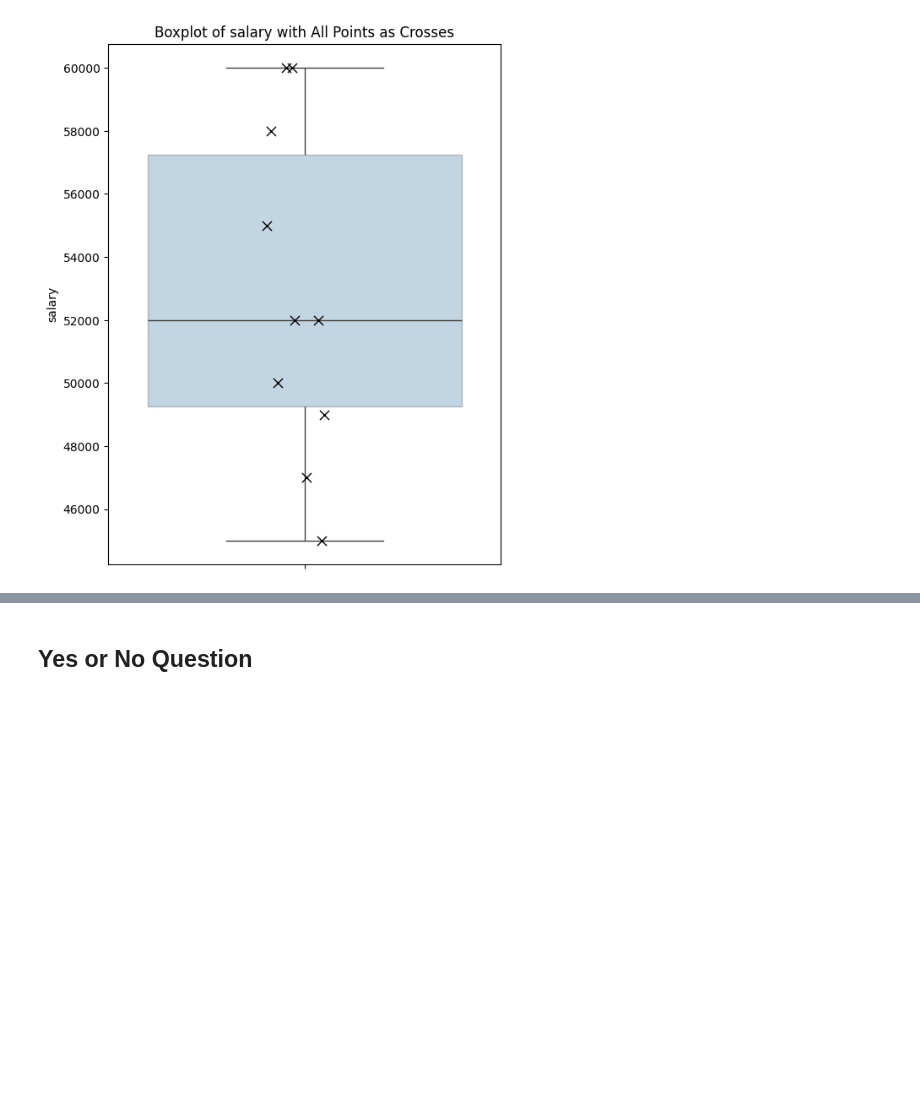
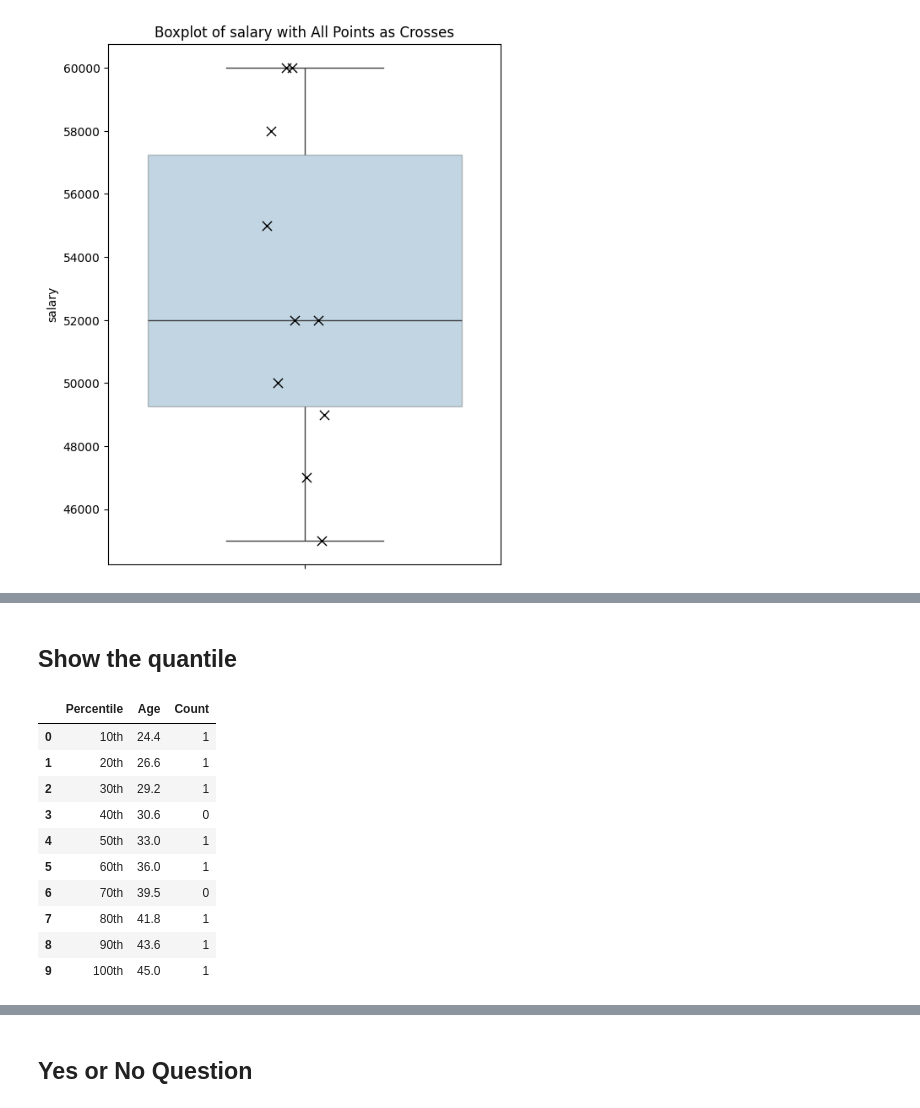
Before and after one commit to ui-fankfurt/bloomberg-academy, a Jupyter notebook: bloomberg.ipynb, the cells around one changed output, grey strips where cells are left out. Saved outputs shown, nothing was run; the diff lists cells and outputs as text; code cells hidden in the pictures; blank space fills up the shorter version.

```diff
--- a/bloomberg.ipynb
+++ b/bloomberg.ipynb
@@ -120,0 +247,59 @@ plot_age_by_location(df)
+# %% [markdown]
+## Show the quantile
+# %%
+import pandas as pd
+
+# Example DataFrame
+data = {
+    'location': ['New York', 'Los Angeles', 'Chicago', 'New York', 'Los Angeles', 'Chicago', 'New York', 'Chicago'],
+    'age': [23, 45, 31, 35, 43, 25, 40, 29]
+}
+df = pd.DataFrame(data)
+
+def calculate_percentiles_with_counts(df, column):
+    """
+    Calculate and display a table showing the distribution of a column by percentiles
+    and how many data points are in each percentile range.
+
+    Parameters:
+    df (pd.DataFrame): The DataFrame containing the data.
+    column (str): The column name for which to calculate percentiles.
+
+    Returns:
+    pd.DataFrame: DataFrame with calculated percentiles and counts.
+    """
+    # Define the percentiles
+    percentiles = [i for i in range(10, 101, 10)]
+
+    # Calculate the percentile thresholds
+    quantiles = df[column].quantile([p / 100 for p in percentiles])
+
+    # Determine the number of people in each percentile range
+    counts = pd.cut(df[column], bins=[-float('inf')] + quantiles.tolist(), include_lowest=True).value_counts(sort=False)
+
+    # Create a DataFrame to display
+    percentile_table = pd.DataFrame({
+        'Percentile': [f'{p}th' for p in percentiles],
+        'Age': quantiles.values,
+        'Count': counts.values
+    })
+
+    return percentile_table
+
+# Calculate and display the percentiles for age with counts
+percentile_table = calculate_percentiles_with_counts(df, 'age')
+
+# Display the table
+percentile_table
+# %% [output]
+|  | Percentile | Age | Count |
+| 0 | 10th | 24.4 | 1 |
+| 1 | 20th | 26.6 | 1 |
+| 2 | 30th | 29.2 | 1 |
+| 3 | 40th | 30.6 | 0 |
+| 4 | 50th | 33.0 | 1 |
+| 5 | 60th | 36.0 | 1 |
+| 6 | 70th | 39.5 | 0 |
+| 7 | 80th | 41.8 | 1 |
+| 8 | 90th | 43.6 | 1 |
+| 9 | 100th | 45.0 | 1 |
```
Also changed, not shown: parts of 11 cells of this notebook.
